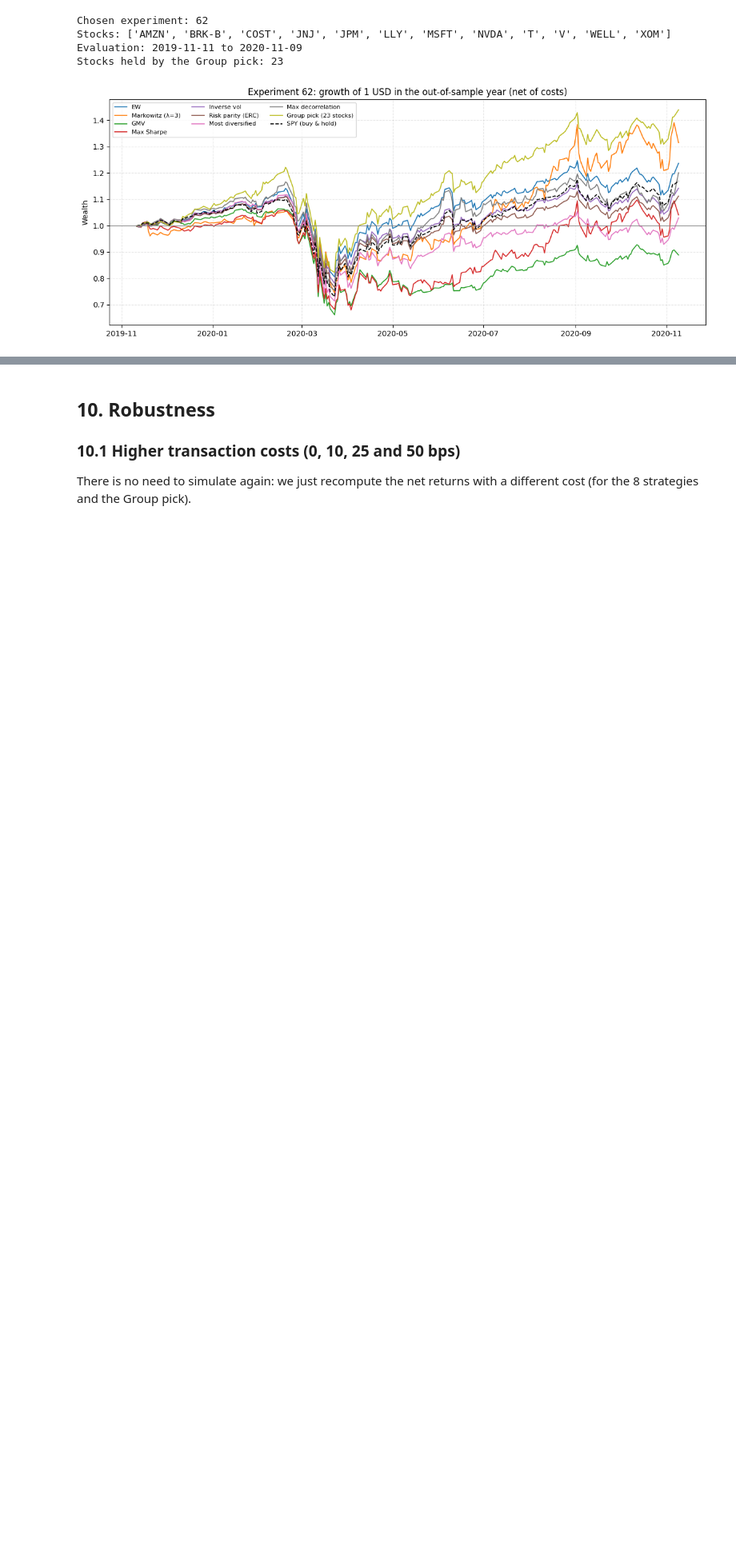
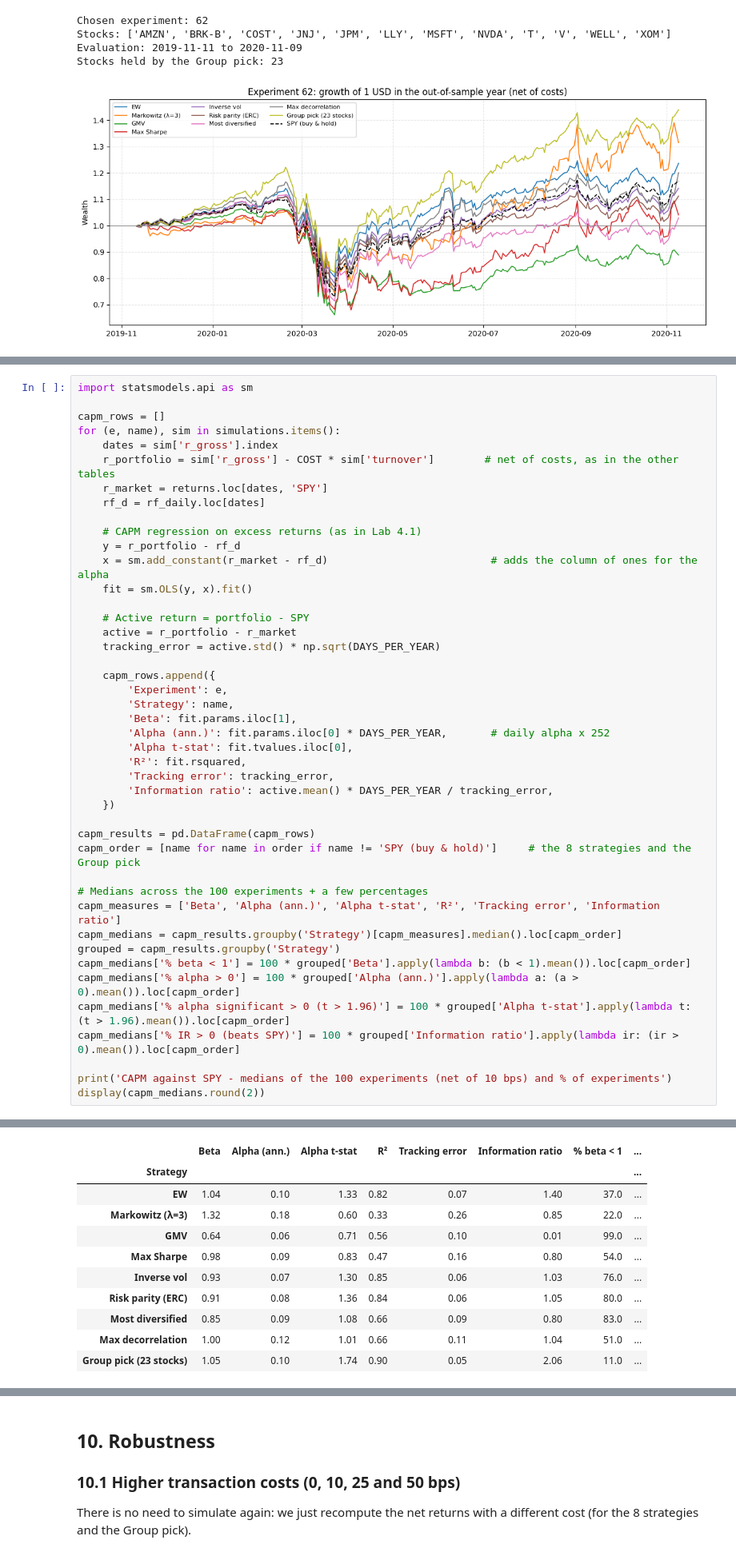
Before and after one commit to Troniospt/Projecto_Asset, a Jupyter notebook: notebooks/04_strategies_backtest.ipynb, the cells around one changed output, grey strips where cells are left out. Shown at 80% size. Saved outputs shown, nothing was run; the diff lists cells and outputs as text; blank space fills up the shorter version.

```diff
--- a/notebooks/04_strategies_backtest.ipynb
+++ b/notebooks/04_strategies_backtest.ipynb
@@ -1510,0 +1532,45 @@ Stocks held by the Group pick: 23
+# %%
+import statsmodels.api as sm
+
+capm_rows = []
+for (e, name), sim in simulations.items():
+    dates = sim['r_gross'].index
+    r_portfolio = sim['r_gross'] - COST * sim['turnover']        # net of costs, as in the other tables
+    r_market = returns.loc[dates, 'SPY']
+    rf_d = rf_daily.loc[dates]
+
+    # CAPM regression on excess returns (as in Lab 4.1)
+    y = r_portfolio - rf_d
+    x = sm.add_constant(r_market - rf_d)                          # adds the column of ones for the alpha
+    fit = sm.OLS(y, x).fit()
+
+    # Active return = portfolio - SPY
+    active = r_portfolio - r_market
+    tracking_error = active.std() * np.sqrt(DAYS_PER_YEAR)
+
+    capm_rows.append({
+        'Experiment': e,
+        'Strategy': name,
+        'Beta': fit.params.iloc[1],
+        'Alpha (ann.)': fit.params.iloc[0] * DAYS_PER_YEAR,       # daily alpha x 252
+        'Alpha t-stat': fit.tvalues.iloc[0],
+        'R²': fit.rsquared,
+        'Tracking error': tracking_error,
+        'Information ratio': active.mean() * DAYS_PER_YEAR / tracking_error,
+    })
+
+capm_results = pd.DataFrame(capm_rows)
+capm_order = [name for name in order if name != 'SPY (buy & hold)']     # the 8 strategies and the Group pick
+
+# Medians across the 100 experiments + a few percentages
+capm_measures = ['Beta', 'Alpha (ann.)', 'Alpha t-stat', 'R²', 'Tracking error', 'Information ratio']
+capm_medians = capm_results.groupby('Strategy')[capm_measures].median().loc[capm_order]
+grouped = capm_results.groupby('Strategy')
+capm_medians['% beta < 1'] = 100 * grouped['Beta'].apply(lambda b: (b < 1).mean()).loc[capm_order]
+capm_medians['% alpha > 0'] = 100 * grouped['Alpha (ann.)'].apply(lambda a: (a > 0).mean()).loc[capm_order]
+capm_medians['% alpha significant > 0 (t > 1.96)'] = 100 * grouped['Alpha t-stat'].apply(lambda t: (t > 1.96).mean()).loc[capm_order]
+capm_medians['% IR > 0 (beats SPY)'] = 100 * grouped['Information ratio'].apply(lambda ir: (ir > 0).mean()).loc[capm_order]
+
+print('CAPM against SPY - medians of the 100 experiments (net of 10 bps) and % of experiments')
+display(capm_medians.round(2))
+# %% [output]
@@ -1510,0 +1578,11 @@ Stocks held by the Group pick: 23
+|  | Beta | Alpha (ann.) | Alpha t-stat | R² | Tracking error | Information ratio | % beta < 1 | ... |
+| Strategy |  |  |  |  |  |  |  | ... |
+| EW | 1.04 | 0.10 | 1.33 | 0.82 | 0.07 | 1.40 | 37.0 | ... |
+| Markowitz (λ=3) | 1.32 | 0.18 | 0.60 | 0.33 | 0.26 | 0.85 | 22.0 | ... |
+| GMV | 0.64 | 0.06 | 0.71 | 0.56 | 0.10 | 0.01 | 99.0 | ... |
+| Max Sharpe | 0.98 | 0.09 | 0.83 | 0.47 | 0.16 | 0.80 | 54.0 | ... |
+| Inverse vol | 0.93 | 0.07 | 1.30 | 0.85 | 0.06 | 1.03 | 76.0 | ... |
+| Risk parity (ERC) | 0.91 | 0.08 | 1.36 | 0.84 | 0.06 | 1.05 | 80.0 | ... |
+| Most diversified | 0.85 | 0.09 | 1.08 | 0.66 | 0.09 | 0.80 | 83.0 | ... |
+| Max decorrelation | 1.00 | 0.12 | 1.01 | 0.66 | 0.11 | 1.04 | 51.0 | ... |
+| Group pick (23 stocks) | 1.05 | 0.10 | 1.74 | 0.90 | 0.05 | 2.06 | 11.0 | ... |
```
Also changed, not shown: parts of 7 cells of this notebook, 6 other files.
